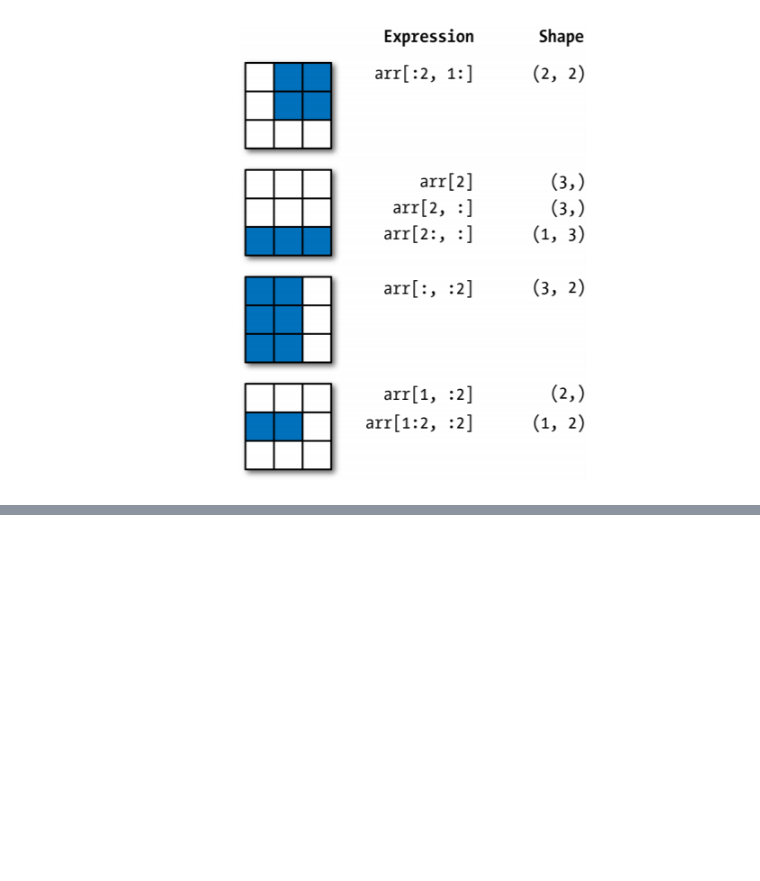
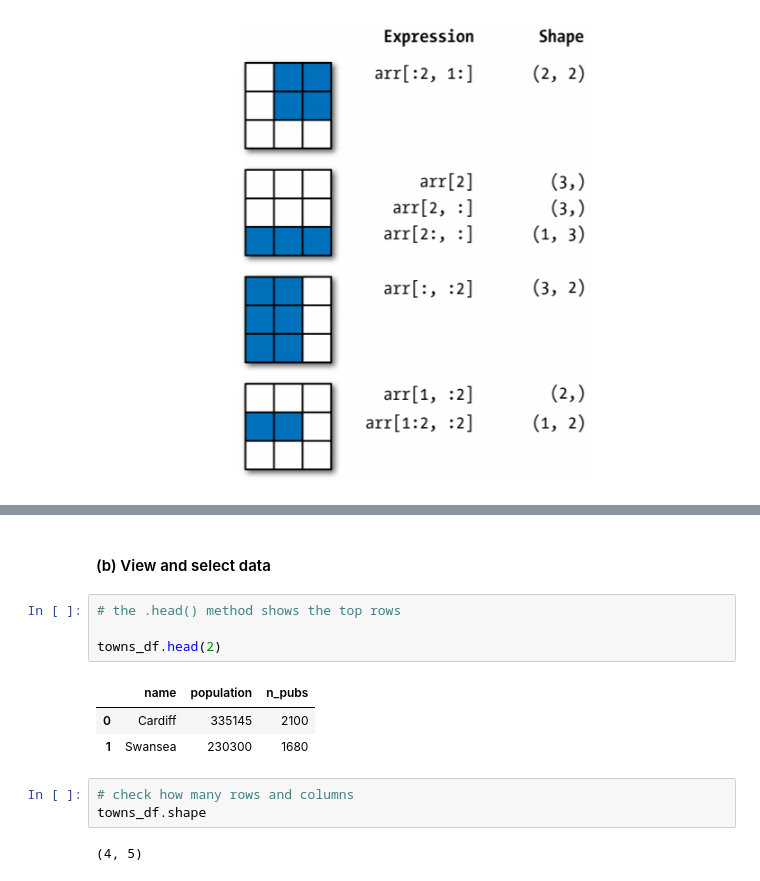
Before and after one commit to worldbank/Python-for-Data-Science, a Jupyter notebook: July_2019_Poverty_GP/day_1/3_functions.ipynb, the cells around one changed output, grey strips where cells are left out. Cells and saved outputs as stored; diff of their text form; blank space fills up the shorter version.

```diff
--- a/July_2019_Poverty_GP/day_1/3_functions.ipynb
+++ b/July_2019_Poverty_GP/day_1/3_functions.ipynb
@@ -306,0 +355,15 @@ Image(r'C:\Users\wb475086\Downloads\2dslice.png')
+# %% [markdown]
+#### (b) View and select data
+# %%
+# the .head() method shows the top rows
+
+towns_df.head(2)
+# %% [output]
+|  | name | population | n_pubs |
+| 0 | Cardiff | 335145 | 2100 |
+| 1 | Swansea | 230300 | 1680 |
+# %%
+# check how many rows and columns
+towns_df.shape
+# %% [output]
+(4, 5)
```
Also changed, not shown: parts of 26 cells of this notebook, 1 other file.
